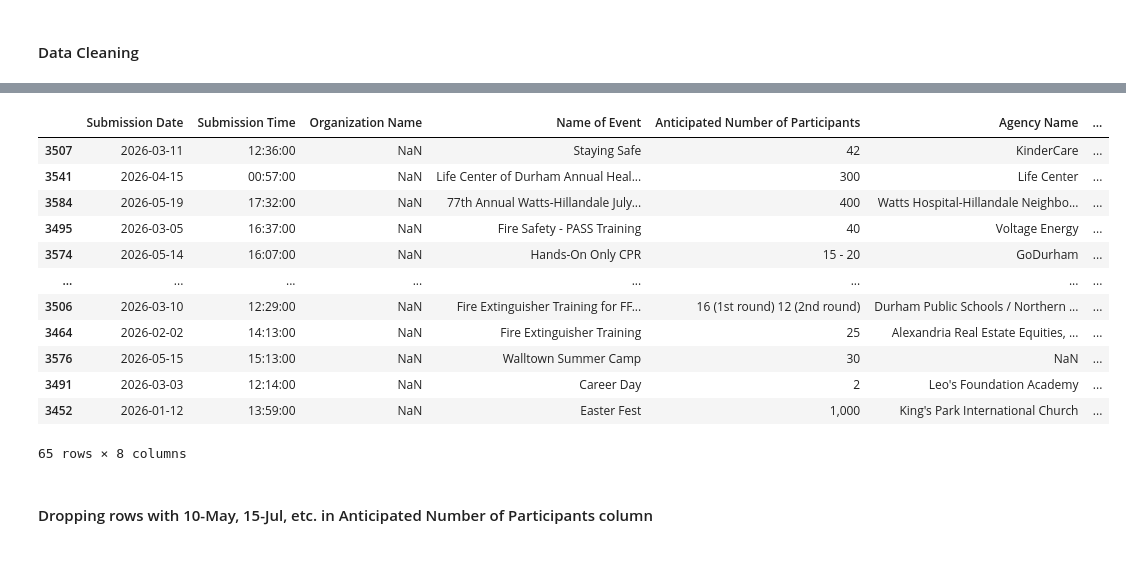
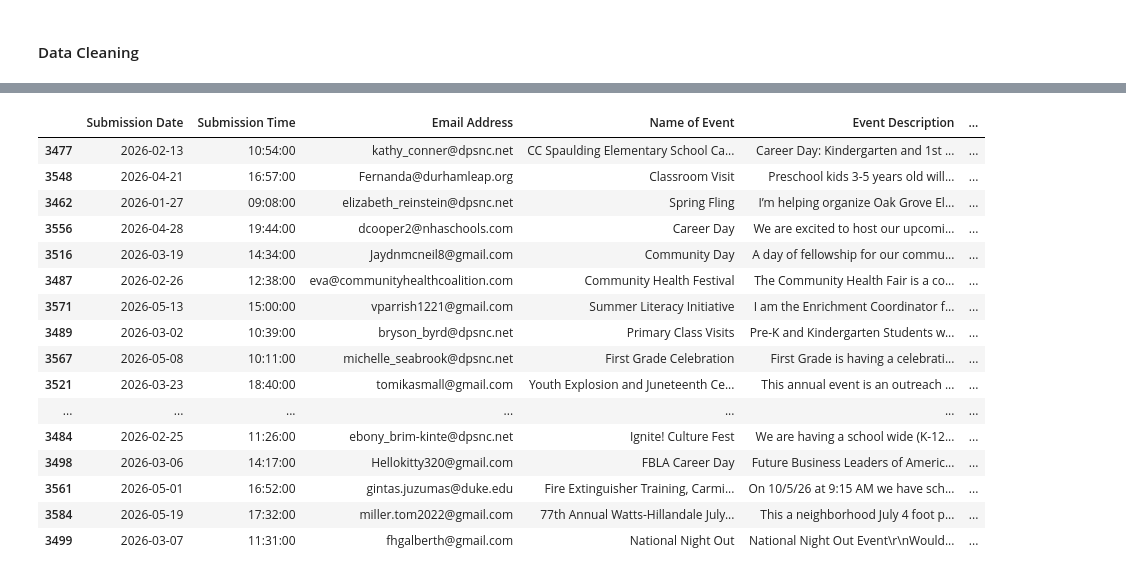
Before and after one commit to akunna1/Fire-Education-Form-Submission-Data-Cleaning, a Jupyter notebook: Data_Cleaning.ipynb, the cells around one changed output, grey strips where cells are left out. Cells and saved outputs as stored; diff of their text form; code cells hidden in the pictures.

```diff
--- a/Data_Cleaning.ipynb
+++ b/Data_Cleaning.ipynb
@@ -7,7 +7,7 @@ import numpy as np
 import os
 import re
 # %%
-df = pd.read_csv("C:/Users/AmarachiOny/Desktop/DFD_Projects/Python/Captain_Burtons/input/Akunna.csv")
+df = pd.read_csv("C:/Users/AmarachiOny/Desktop/DFD_Projects/Python/Captain_Burtons/input/form_data_filtered.csv")
 display(df.sample(50))
 # %% [output]
 |  | ID | Submission Date | Organization Name | Your First Name | Last Name | Phone Number | Email Address | ... |
@@ -50,13 +50,13 @@ cols = ["Date of Submission", "Time of Submission"] + [c for c in df.columns if
 df = df[cols]
 # %%
 # Dropping unnecessary columns
-df = df.drop(columns=["ID", "Your First Name", "Last Name", "Phone Number", "Email Address",
+df = df.drop(columns=["ID", "Your First Name", "Last Name", "Phone Number",
                      "Desired Date & Time of Event", "Address of Event", "City", "State", "Zip Code",
                       "Total Number of Children, Adults or both Participating in the Event",
                      "Fire Safety/Fire Prevention Programs", "Additional Request or Questions?",
                      "Available Sations for Tour", "Fire Safety/Fire Prevention Programs.1", "Available Stations for Tour",
-                     "End Time of the Event", "First Name", "IP Address", "Referrer", "Event Description",
-                      "Street Address of Event"])
+                     "End Time of the Event", "First Name", "IP Address", "Referrer",
+                      "Street Address of Event", "Organization Name", "Agency Name", "Type of Agency"])
 display(df.sample(5))
 print(df.columns.tolist())
 # %% [output]
@@ -186,0 +259,6 @@ display(f"2026 rows: {len(df_2026)}")
+# %%
+# Removing NaNs after cleaning
+df_2026 = df_2026.dropna(subset=["Participants_Clean"])
+
+# Row Count
+display(f"2026 rows: {len(df_2026)}")
@@ -187,18 +267,20 @@ display(f"2026 rows: {len(df_2026)}")
 # %%
-display(df_2026.sample(65))
+display(df_2026.sample(60))
 # %% [output]
-|  | Submission Date | Submission Time | Organization Name | Name of Event | Anticipated Number of Participants | Agency Name | ... |
-| 3507 | 2026-03-11 | 12:36:00 | NaN | Staying Safe | 42 | KinderCare | ... |
-| 3541 | 2026-04-15 | 00:57:00 | NaN | Life Center of Durham Annual Heal... | 300 | Life Center | ... |
-| 3584 | 2026-05-19 | 17:32:00 | NaN | 77th Annual Watts-Hillandale July... | 400 | Watts Hospital-Hillandale Neighbo... | ... |
-| 3495 | 2026-03-05 | 16:37:00 | NaN | Fire Safety - PASS Training | 40 | Voltage Energy | ... |
-| 3574 | 2026-05-14 | 16:07:00 | NaN | Hands-On Only CPR | 15 - 20 | GoDurham | ... |
-| ... | ... | ... | ... | ... | ... | ... | ... |
-| 3506 | 2026-03-10 | 12:29:00 | NaN | Fire Extinguisher Training for FF... | 16 (1st round) 12 (2nd round) | Durham Public Schools / Northern ... | ... |
-| 3464 | 2026-02-02 | 14:13:00 | NaN | Fire Extinguisher Training | 25 | Alexandria Real Estate Equities, ... | ... |
-| 3576 | 2026-05-15 | 15:13:00 | NaN | Walltown Summer Camp | 30 | NaN | ... |
-| 3491 | 2026-03-03 | 12:14:00 | NaN | Career Day | 2 | Leo's Foundation Academy | ... |
-| 3452 | 2026-01-12 | 13:59:00 | NaN | Easter Fest | 1,000 | King's Park International Church | ... |
+|  | Submission Date | Submission Time | Email Address | Name of Event | Event Description | ... |
+| 3477 | 2026-02-13 | 10:54:00 | kathy_conner@dpsnc.net | CC Spaulding Elementary School Ca... | Career Day: Kindergarten and 1st ... | ... |
+| 3548 | 2026-04-21 | 16:57:00 | Fernanda@durhamleap.org | Classroom Visit | Preschool kids 3-5 years old will... | ... |
+| 3462 | 2026-01-27 | 09:08:00 | elizabeth_reinstein@dpsnc.net | Spring Fling | I’m helping organize Oak Grove El... | ... |
+| 3556 | 2026-04-28 | 19:44:00 | dcooper2@nhaschools.com | Career Day | We are excited to host our upcomi... | ... |
+| 3516 | 2026-03-19 | 14:34:00 | Jaydnmcneil8@gmail.com | Community Day | A day of fellowship for our commu... | ... |
+| 3487 | 2026-02-26 | 12:38:00 | eva@communityhealthcoalition.com | Community Health Festival | The Community Health Fair is a co... | ... |
+| 3571 | 2026-05-13 | 15:00:00 | vparrish1221@gmail.com | Summer Literacy Initiative | I am the Enrichment Coordinator f... | ... |
+| 3489 | 2026-03-02 | 10:39:00 | bryson_byrd@dpsnc.net | Primary Class Visits | Pre-K and Kindergarten Students w... | ... |
+| 3567 | 2026-05-08 | 10:11:00 | michelle_seabrook@dpsnc.net | First Grade Celebration | First Grade is having a celebrati... | ... |
+| 3521 | 2026-03-23 | 18:40:00 | tomikasmall@gmail.com | Youth Explosion and Juneteenth Ce... | This annual event is an outreach ... | ... |
+| ... | ... | ... | ... | ... | ... | ... |
+| 3484 | 2026-02-25 | 11:26:00 | ebony_brim-kinte@dpsnc.net | Ignite! Culture Fest | We are having a school wide (K-12... | ... |
+| 3498 | 2026-03-06 | 14:17:00 | Hellokitty320@gmail.com | FBLA Career Day | Future Business Leaders of Americ... | ... |
+| 3561 | 2026-05-01 | 16:52:00 | gintas.juzumas@duke.edu | Fire Extinguisher Training, Carmi... | On 10/5/26 at 9:15 AM we have sch... | ... |
+| 3584 | 2026-05-19 | 17:32:00 | miller.tom2022@gmail.com | 77th Annual Watts-Hillandale July... | This a neighborhood July 4 foot p... | ... |
+| 3499 | 2026-03-07 | 11:31:00 | fhgalberth@gmail.com | National Night Out | National Night Out Event\r\nWould... | ... |
-65 rows × 8 columns
-# %% [markdown]
-#### Dropping rows with 10-May, 15-Jul, etc. in Anticipated Number of Participants column
```
Also changed, not shown: parts of 12 cells of this notebook.
